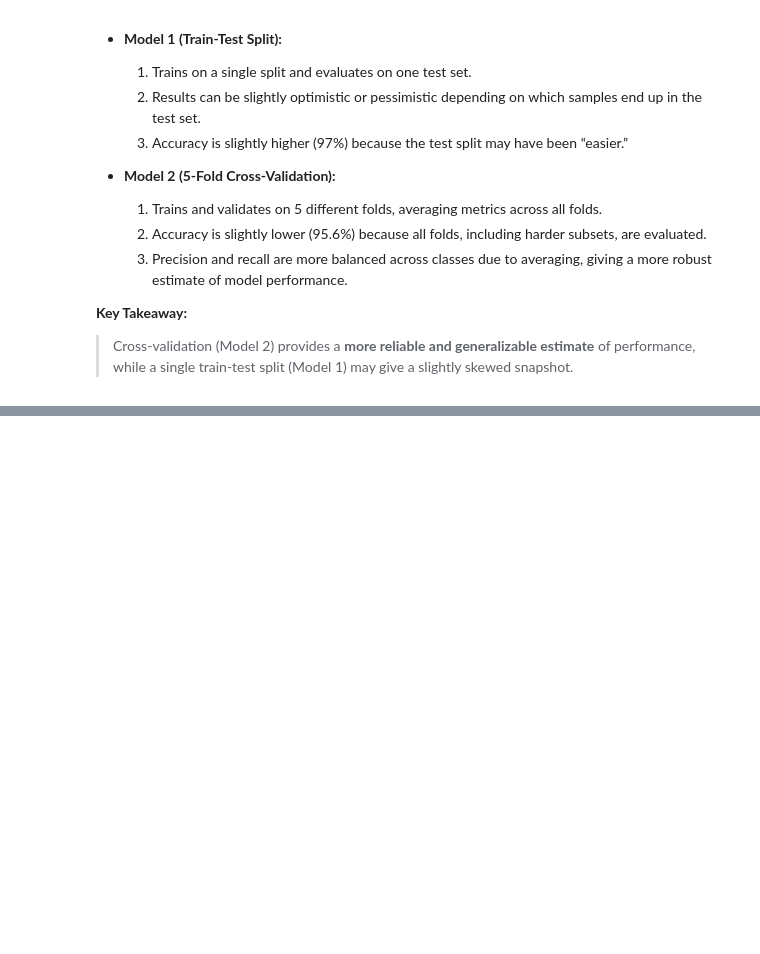
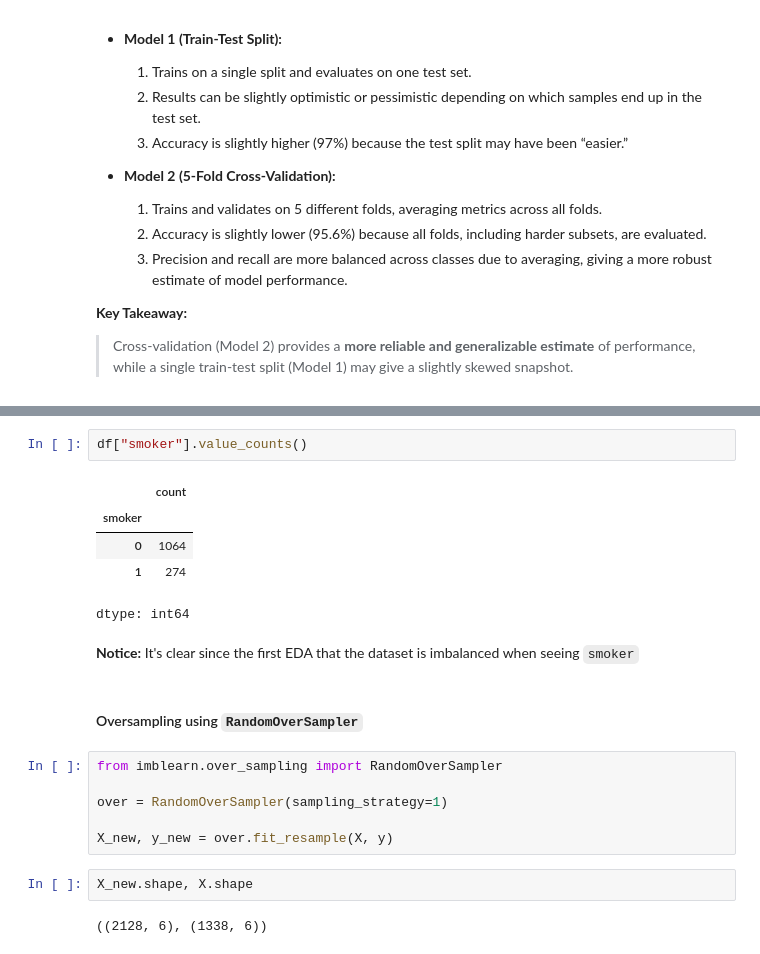
Before and after one commit to allaalmouiz/regularization_smoker_status, a Jupyter notebook: regularization_smoker_status.ipynb, the cells around one changed output, grey strips where cells are left out. Saved outputs shown, nothing was run; the diff lists cells and outputs as text; blank space fills up the shorter version.

Commit message:
Model 3 implemented using a RandomOverSampler to compensate the imbalance in the dataset

```diff
--- a/regularization_smoker_status.ipynb
+++ b/regularization_smoker_status.ipynb
@@ -639,0 +647,22 @@ f1_macro: [0.94499179 0.92483974 0.93485803 0.9339218  0.92937753] | mean: 0.934
+# %%
+df["smoker"].value_counts()
+# %% [output]
+|  | count |
+| smoker |  |
+| 0 | 1064 |
+| 1 | 274 |
+dtype: int64
+# %% [markdown]
+**Notice:** It's clear since the first EDA that the dataset is imbalanced when seeing `smoker`
+# %% [markdown]
+#### Oversampling using `RandomOverSampler`
+# %%
+from imblearn.over_sampling import RandomOverSampler
+
+over = RandomOverSampler(sampling_strategy=1)
+
+X_new, y_new = over.fit_resample(X, y)
+# %%
+X_new.shape, X.shape
+# %% [output]
+((2128, 6), (1338, 6))
```
Also changed, not shown: parts of 8 cells of this notebook.
